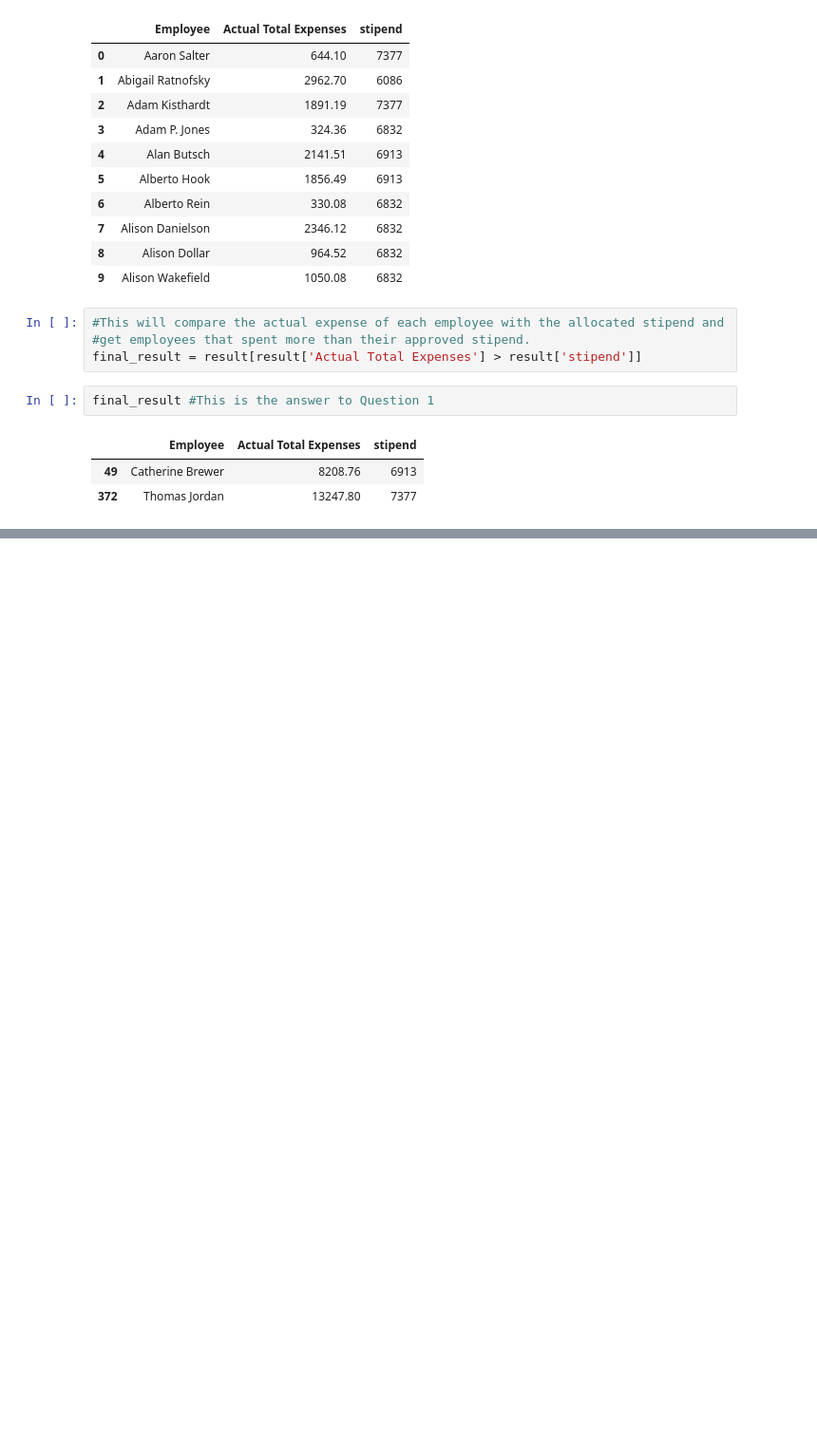
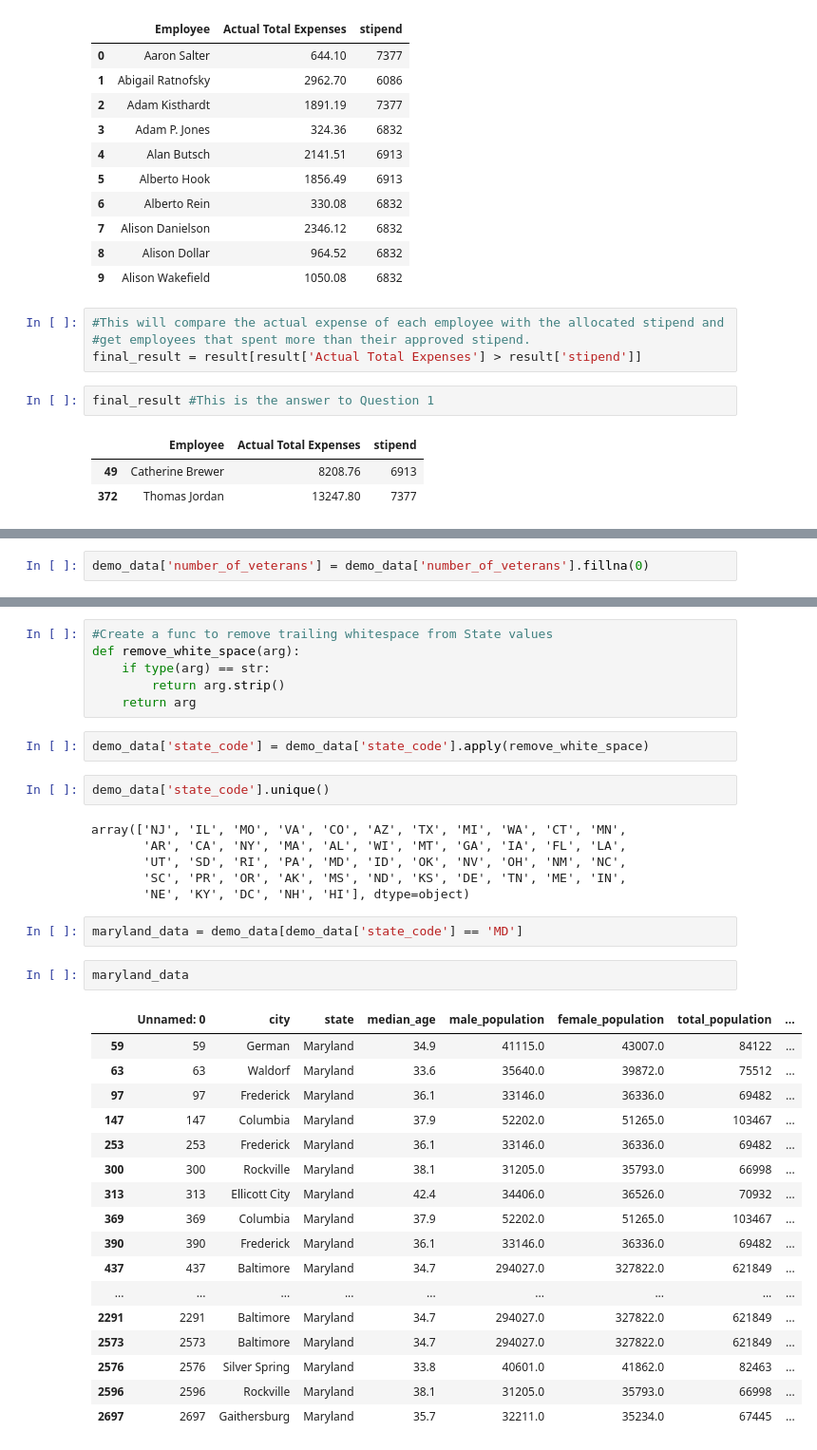
Before and after one commit to carewayo/data_cleaning_with_pandas, a Jupyter notebook: analysis.ipynb, the cells around one changed output, grey strips where cells are left out. Shown at 95% size. Cells and saved outputs as stored; diff of their text form; blank space fills up the shorter version.

```diff
--- a/analysis.ipynb
+++ b/analysis.ipynb
@@ -195,0 +650,2 @@ final_result #This is the answer to Question 1
+# %%
+demo_data['number_of_veterans'] = demo_data['number_of_veterans'].fillna(0)
@@ -195,0 +672,38 @@ final_result #This is the answer to Question 1
+# %%
+#Create a func to remove trailing whitespace from State values
+def remove_white_space(arg):
+    if type(arg) == str:
+        return arg.strip()
+    return arg
+# %%
+demo_data['state_code'] = demo_data['state_code'].apply(remove_white_space)
+# %%
+demo_data['state_code'].unique()
+# %% [output]
+array(['NJ', 'IL', 'MO', 'VA', 'CO', 'AZ', 'TX', 'MI', 'WA', 'CT', 'MN',
+       'AR', 'CA', 'NY', 'MA', 'AL', 'WI', 'MT', 'GA', 'IA', 'FL', 'LA',
+       'UT', 'SD', 'RI', 'PA', 'MD', 'ID', 'OK', 'NV', 'OH', 'NM', 'NC',
+       'SC', 'PR', 'OR', 'AK', 'MS', 'ND', 'KS', 'DE', 'TN', 'ME', 'IN',
+       'NE', 'KY', 'DC', 'NH', 'HI'], dtype=object)
+# %%
+maryland_data = demo_data[demo_data['state_code'] == 'MD']
+# %%
+maryland_data
+# %% [output]
+|  | Unnamed: 0 | city | state | median_age | male_population | female_population | total_population | ... |
+| 59 | 59 | German | Maryland | 34.9 | 41115.0 | 43007.0 | 84122 | ... |
+| 63 | 63 | Waldorf | Maryland | 33.6 | 35640.0 | 39872.0 | 75512 | ... |
+| 97 | 97 | Frederick | Maryland | 36.1 | 33146.0 | 36336.0 | 69482 | ... |
+| 147 | 147 | Columbia | Maryland | 37.9 | 52202.0 | 51265.0 | 103467 | ... |
+| 253 | 253 | Frederick | Maryland | 36.1 | 33146.0 | 36336.0 | 69482 | ... |
+| 300 | 300 | Rockville | Maryland | 38.1 | 31205.0 | 35793.0 | 66998 | ... |
+| 313 | 313 | Ellicott City | Maryland | 42.4 | 34406.0 | 36526.0 | 70932 | ... |
+| 369 | 369 | Columbia | Maryland | 37.9 | 52202.0 | 51265.0 | 103467 | ... |
+| 390 | 390 | Frederick | Maryland | 36.1 | 33146.0 | 36336.0 | 69482 | ... |
+| 437 | 437 | Baltimore | Maryland | 34.7 | 294027.0 | 327822.0 | 621849 | ... |
+| ... | ... | ... | ... | ... | ... | ... | ... | ... |
+| 2291 | 2291 | Baltimore | Maryland | 34.7 | 294027.0 | 327822.0 | 621849 | ... |
+| 2573 | 2573 | Baltimore | Maryland | 34.7 | 294027.0 | 327822.0 | 621849 | ... |
+| 2576 | 2576 | Silver Spring | Maryland | 33.8 | 40601.0 | 41862.0 | 82463 | ... |
+| 2596 | 2596 | Rockville | Maryland | 38.1 | 31205.0 | 35793.0 | 66998 | ... |
+| 2697 | 2697 | Gaithersburg | Maryland | 35.7 | 32211.0 | 35234.0 | 67445 | ... |
```
Also changed, not shown: parts of 97 cells of this notebook, 3 other files.
